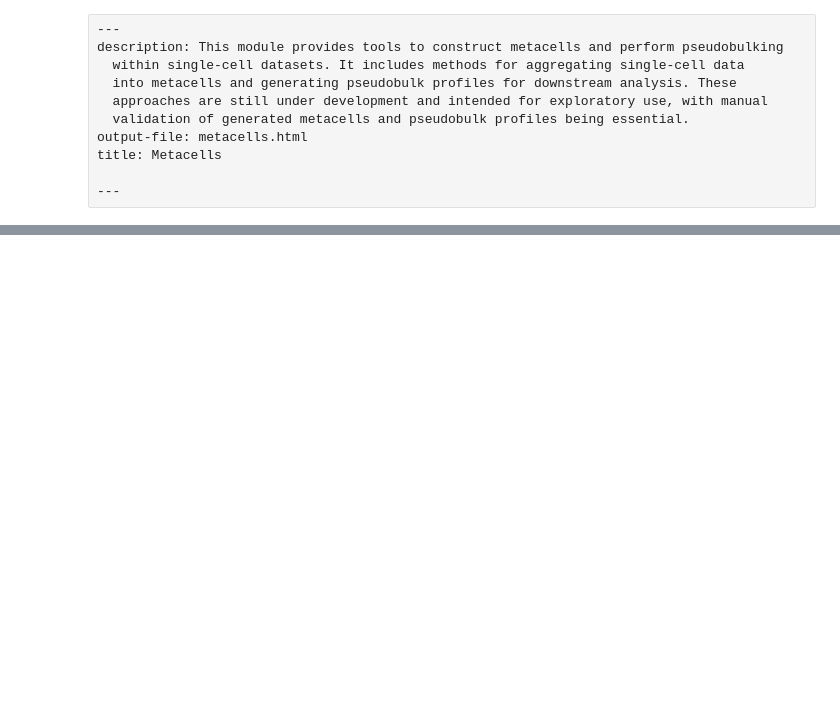
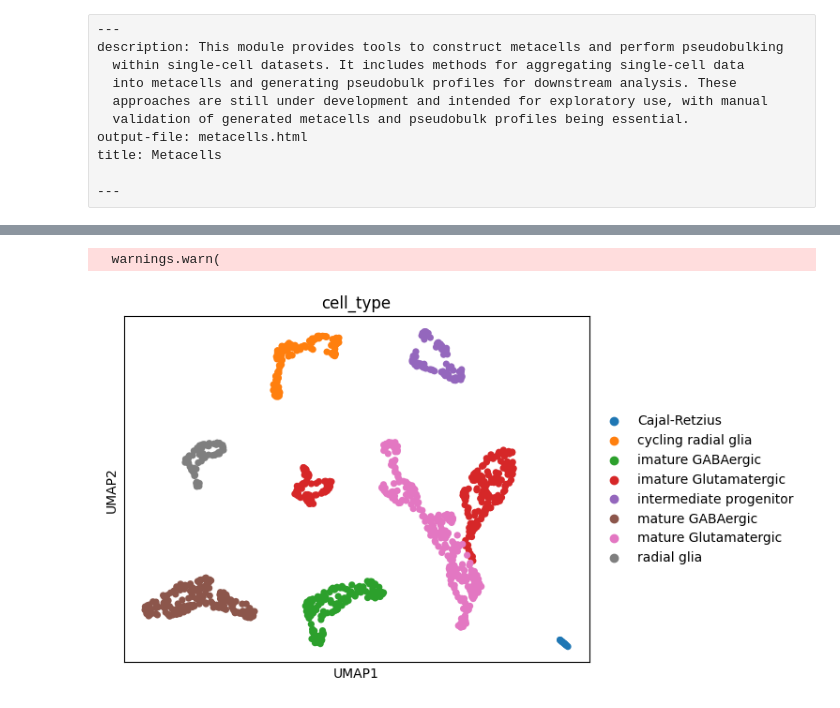
Before and after one commit to cobioda/allos, a Jupyter notebook: _proc/009_metacells.ipynb, the cells around one changed output, grey strips where cells are left out. Cells and saved outputs as stored; diff of their text form; code cells hidden in the pictures; blank space fills up the shorter version.

```diff
--- a/_proc/009_metacells.ipynb
+++ b/_proc/009_metacells.ipynb
@@ -163,0 +262,10 @@ def run_metacell_pipeline(adata: sc.AnnData,
+# %%
+metacells = create_metacells(mouse_data, cell_type_column='cell_type')
+sc.pp.neighbors(metacells)
+# Ensure that the 'cell_type' metadata is treated as a categorical variable to avoid the unary '-' TypeError
+metacells.obs['cell_type'] = metacells.obs['cell_type'].astype('category')
+sc.tl.umap(metacells)
+sc.pl.umap(metacells, color='cell_type')
+# %% [output]
+  warnings.warn(
+[figure, added]
```
Also changed, not shown: parts of 20 cells of this notebook, 40 other files.
